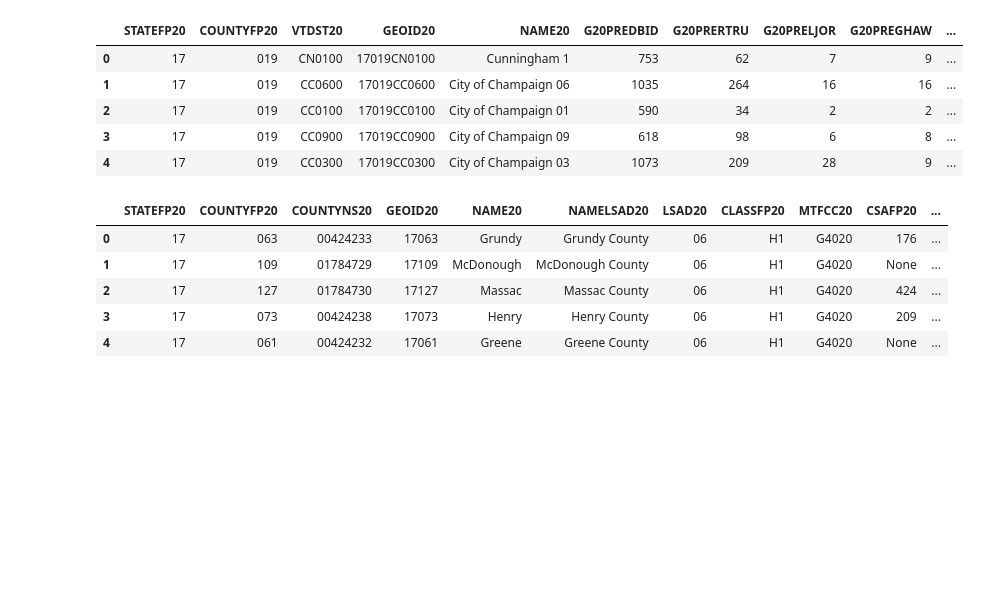
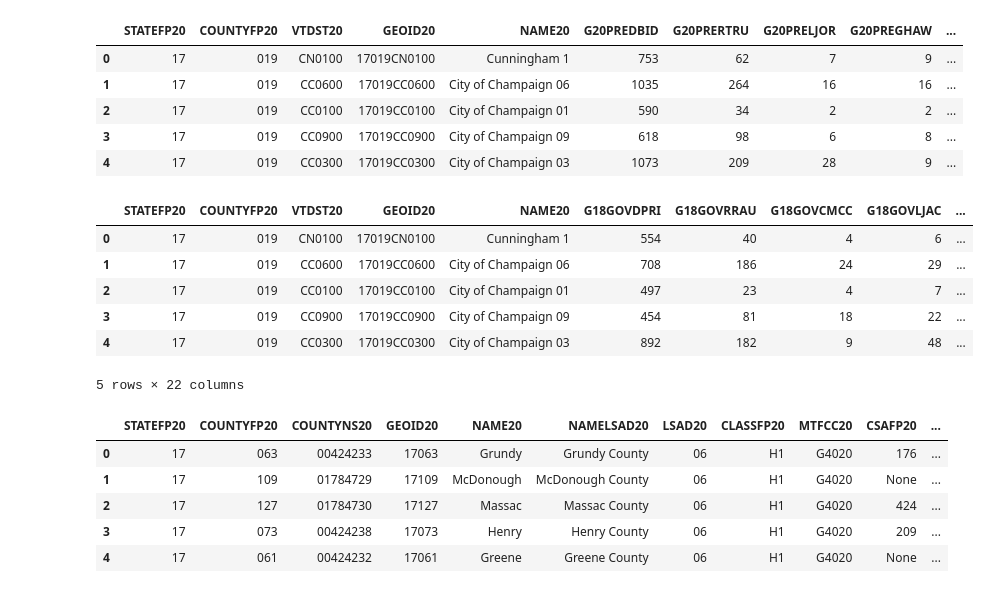
Before and after one commit to tclvanessa/Gerrymandering-Analysis-on-Illinois, a Jupyter notebook: illanois/0_IL_import_and_explore_data.ipynb, the cells around one changed output. Drawn from its saved outputs; the diff is of its cells as text; code cells hidden in the pictures; blank space fills up the shorter version.

Commit message:
MOD: tried to inject vest18 into il_df But it seems to have failed. because I am missing over 12 million votes

```diff
--- a/illanois/0_IL_import_and_explore_data.ipynb
+++ b/illanois/0_IL_import_and_explore_data.ipynb
@@ -50,6 +52,7 @@ if os.path.exists(old_base):
 population_path = "il_data/il_pl2020_b/il_pl2020_p2_b.shp"
 vap_path = "il_data/il_pl2020_b/il_pl2020_p4_b.shp"
 vest20_path = "il_data/il_vest_20/il_vest_20.shp"
+vest18_path = "il_data/il_vest_18/il_vest_18.shp"
 county_path = "il_data/il_pl2020_cnty/il_pl2020_cnty.shp"
 sen_path = "il_data/il_sldu_2021/il_sldu_2021.shp"
 cong_path = "il_data/il_cong_adopted_2021/HB_1291_FA_1.shp"
@@ -64,9 +67,13 @@ population_df = util.load_shapefile(population_path)
 print("\nLoading voting age population data...")
 vap_df = util.load_shapefile(vap_path)
 
-# election data
+# 2020 election data
 print("\nLoading election data...")
 vest20_df = util.load_shapefile(vest20_path)
+
+# 2018 election data
+print("\nLoading 2018 election data...")
+vest18_df = util.load_shapefile(vest18_path)
 
 # county data
 print("\nLoading county data...")
@@ -132,6 +139,16 @@ vest20_df.head()
 | 2 | 17 | 019 | CC0100 | 17019CC0100 | City of Champaign 01 | 590 | 34 | 2 | 2 | ... |
 | 3 | 17 | 019 | CC0900 | 17019CC0900 | City of Champaign 09 | 618 | 98 | 6 | 8 | ... |
 | 4 | 17 | 019 | CC0300 | 17019CC0300 | City of Champaign 03 | 1073 | 209 | 28 | 9 | ... |
+# %%
+vest18_df.head()
+# %% [output]
+|  | STATEFP20 | COUNTYFP20 | VTDST20 | GEOID20 | NAME20 | G18GOVDPRI | G18GOVRRAU | G18GOVCMCC | G18GOVLJAC | ... |
+| 0 | 17 | 019 | CN0100 | 17019CN0100 | Cunningham 1 | 554 | 40 | 4 | 6 | ... |
+| 1 | 17 | 019 | CC0600 | 17019CC0600 | City of Champaign 06 | 708 | 186 | 24 | 29 | ... |
+| 2 | 17 | 019 | CC0100 | 17019CC0100 | City of Champaign 01 | 497 | 23 | 4 | 7 | ... |
+| 3 | 17 | 019 | CC0900 | 17019CC0900 | City of Champaign 09 | 454 | 81 | 18 | 22 | ... |
+| 4 | 17 | 019 | CC0300 | 17019CC0300 | City of Champaign 03 | 892 | 182 | 9 | 48 | ... |
+5 rows × 22 columns
 # %%
 # County data
 county_df.head()
```
Also changed, not shown: parts of 3 cells of this notebook, 1 other file.
